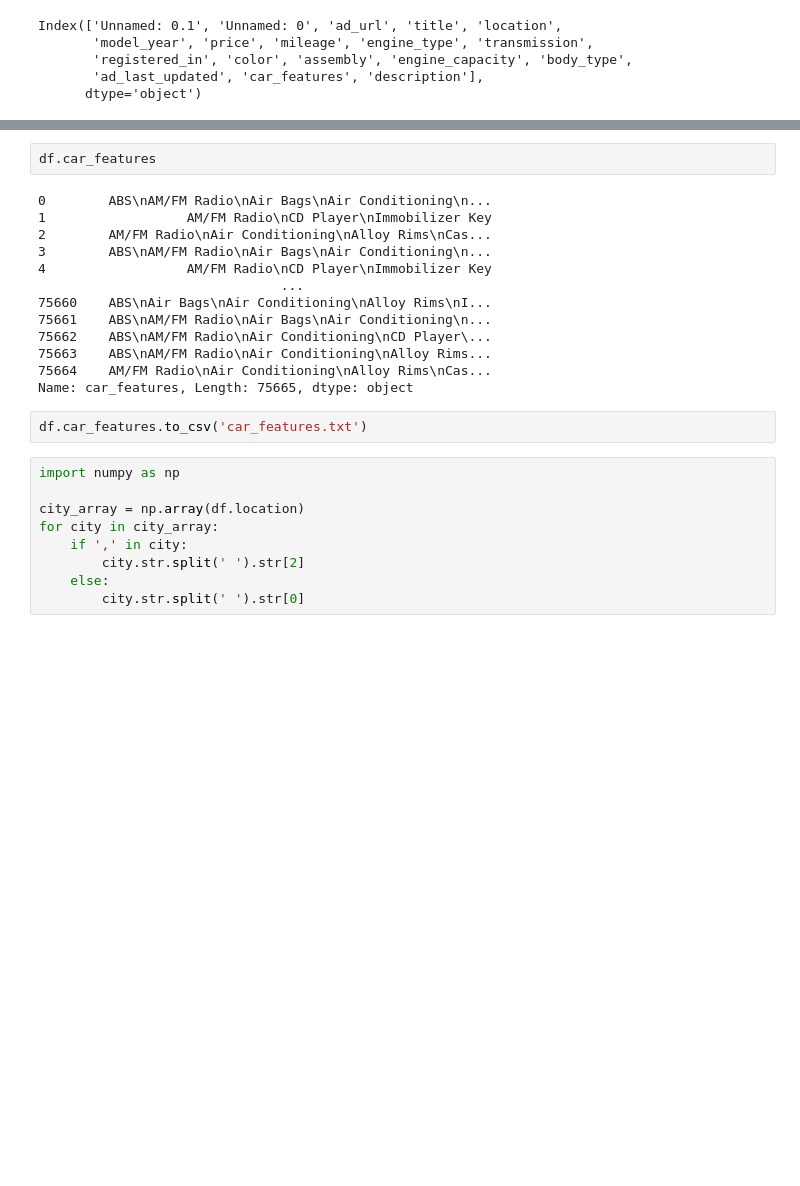
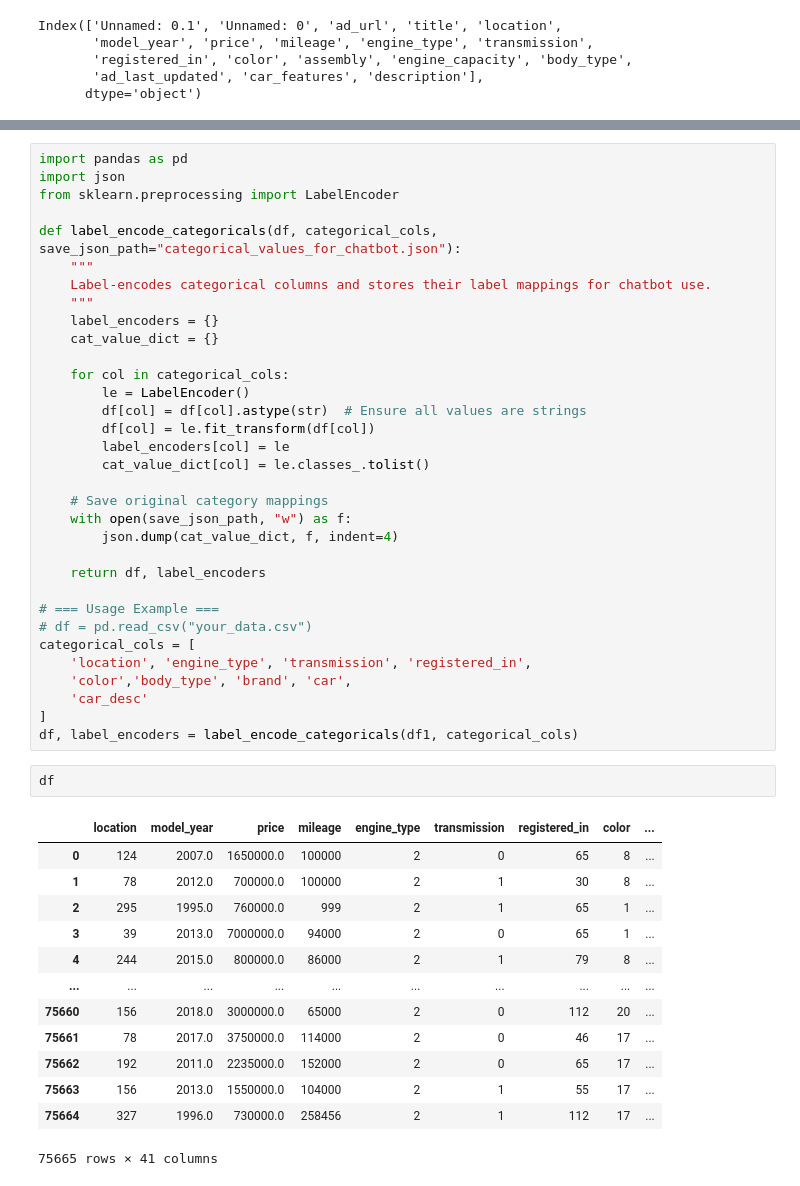
Before and after one commit to ProgrammerRez/Pakwheels-Car-Price-and-Analysis-Chatbot, a Jupyter notebook: Steps/02. Feature_Engineering.ipynb, the cells around one changed output, grey strips where cells are left out. Cells and saved outputs as stored; diff of their text form; blank space fills up the shorter version.

```diff
--- a/Steps/02. Feature_Engineering.ipynb
+++ b/Steps/02. Feature_Engineering.ipynb
@@ -77,26 +353,49 @@ df_clean_1.head()
+# %%
+import pandas as pd
+import json
+from sklearn.preprocessing import LabelEncoder
+
+def label_encode_categoricals(df, categorical_cols, save_json_path="categorical_values_for_chatbot.json"):
+    """
+    Label-encodes categorical columns and stores their label mappings for chatbot use.
+    """
+    label_encoders = {}
+    cat_value_dict = {}
+
+    for col in categorical_cols:
+        le = LabelEncoder()
+        df[col] = df[col].astype(str)  # Ensure all values are strings
+        df[col] = le.fit_transform(df[col])
+        label_encoders[col] = le
+        cat_value_dict[col] = le.classes_.tolist()
+
+    # Save original category mappings
+    with open(save_json_path, "w") as f:
+        json.dump(cat_value_dict, f, indent=4)
+
+    return df, label_encoders
+
+# === Usage Example ===
+# df = pd.read_csv("your_data.csv")
+categorical_cols = [
+    'location', 'engine_type', 'transmission', 'registered_in',
+    'color','body_type', 'brand', 'car',
+    'car_desc'
+]
+df, label_encoders = label_encode_categoricals(df1, categorical_cols)
 # %%
-df.car_features
+df
 # %% [output]
+|  | location | model_year | price | mileage | engine_type | transmission | registered_in | color | ... |
+| 0 | 124 | 2007.0 | 1650000.0 | 100000 | 2 | 0 | 65 | 8 | ... |
+| 1 | 78 | 2012.0 | 700000.0 | 100000 | 2 | 1 | 30 | 8 | ... |
+| 2 | 295 | 1995.0 | 760000.0 | 999 | 2 | 1 | 65 | 1 | ... |
+| 3 | 39 | 2013.0 | 7000000.0 | 94000 | 2 | 0 | 65 | 1 | ... |
+| 4 | 244 | 2015.0 | 800000.0 | 86000 | 2 | 1 | 79 | 8 | ... |
+| ... | ... | ... | ... | ... | ... | ... | ... | ... | ... |
+| 75660 | 156 | 2018.0 | 3000000.0 | 65000 | 2 | 0 | 112 | 20 | ... |
+| 75661 | 78 | 2017.0 | 3750000.0 | 114000 | 2 | 0 | 46 | 17 | ... |
+| 75662 | 192 | 2011.0 | 2235000.0 | 152000 | 2 | 0 | 65 | 17 | ... |
+| 75663 | 156 | 2013.0 | 1550000.0 | 104000 | 2 | 1 | 55 | 17 | ... |
+| 75664 | 327 | 1996.0 | 730000.0 | 258456 | 2 | 1 | 112 | 17 | ... |
-0        ABS\nAM/FM Radio\nAir Bags\nAir Conditioning\n...
-1                  AM/FM Radio\nCD Player\nImmobilizer Key
-2        AM/FM Radio\nAir Conditioning\nAlloy Rims\nCas...
-3        ABS\nAM/FM Radio\nAir Bags\nAir Conditioning\n...
-4                  AM/FM Radio\nCD Player\nImmobilizer Key
-                               ...
-75660    ABS\nAir Bags\nAir Conditioning\nAlloy Rims\nI...
-75661    ABS\nAM/FM Radio\nAir Bags\nAir Conditioning\n...
-75662    ABS\nAM/FM Radio\nAir Conditioning\nCD Player\...
-75663    ABS\nAM/FM Radio\nAir Conditioning\nAlloy Rims...
-75664    AM/FM Radio\nAir Conditioning\nAlloy Rims\nCas...
-Name: car_features, Length: 75665, dtype: object
+75665 rows × 41 columns
-# %%
-df.car_features.to_csv('car_features.txt')
-# %%
-import numpy as np
-
-city_array = np.array(df.location)
-for city in city_array:
-    if ',' in city:
-        city.str.split(' ').str[2]
-    else:
-        city.str.split(' ').str[0]
```
Also changed, not shown: parts of 27 cells of this notebook, 17 other files.
